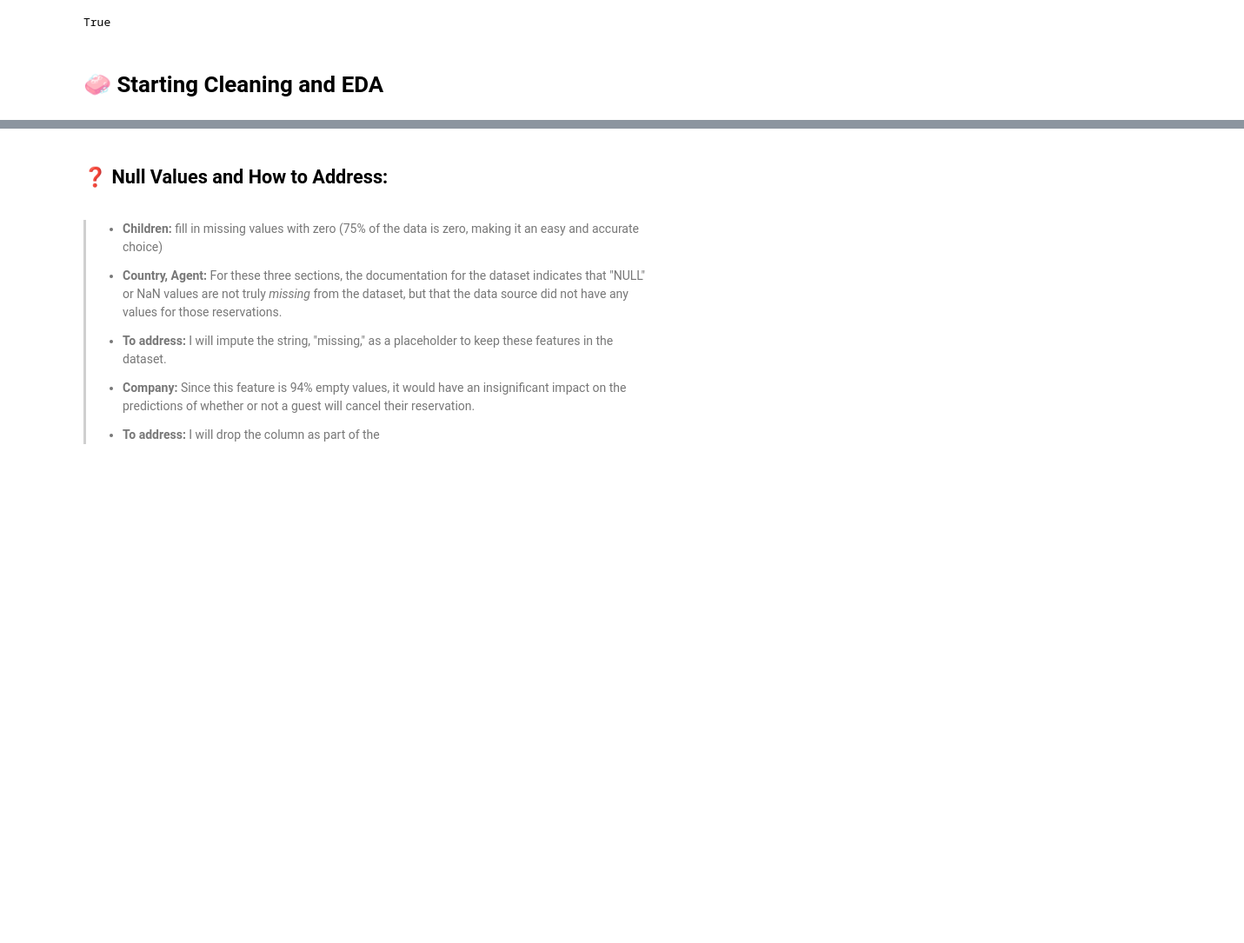
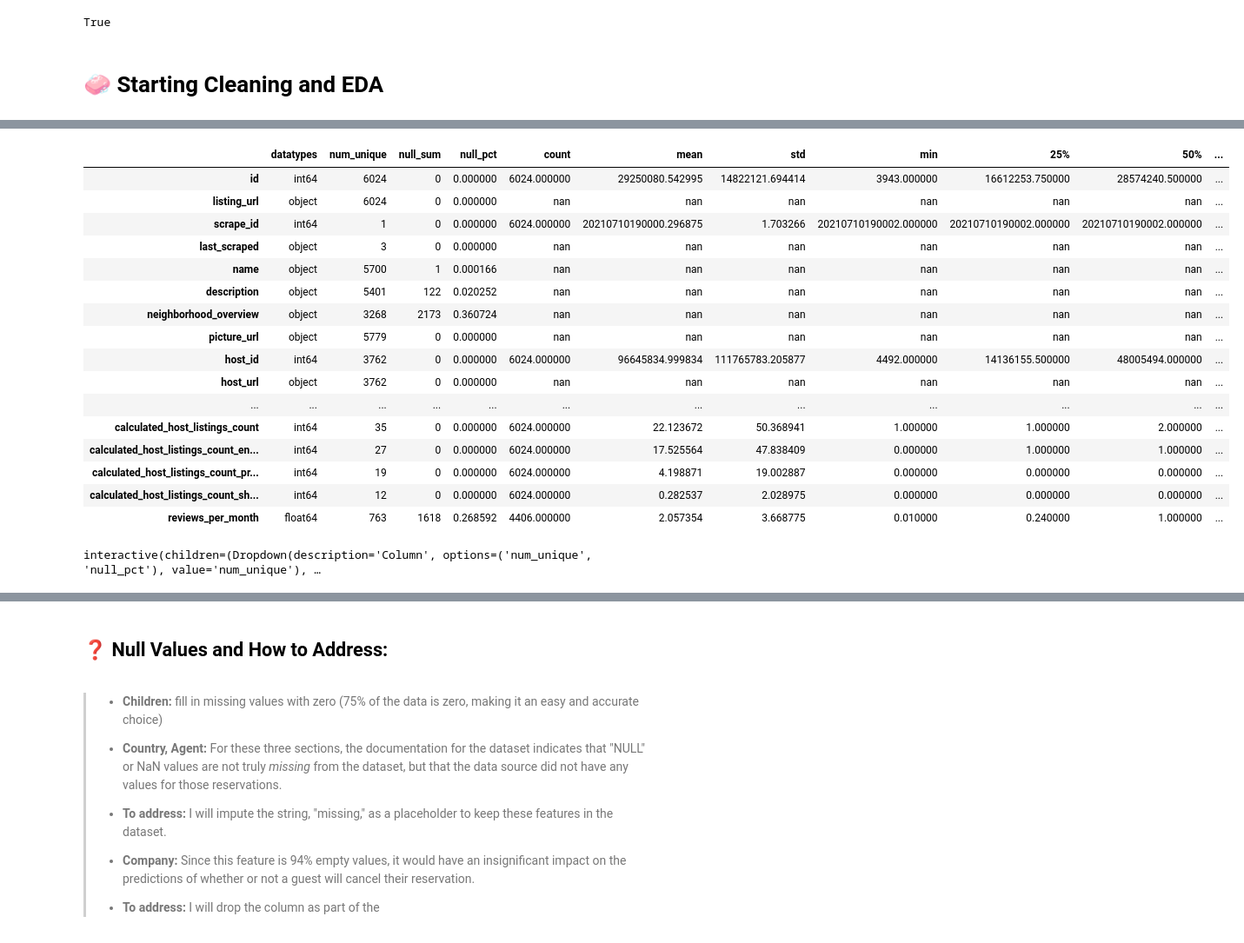
Before and after one commit to BenJMcCarty/Helping_Your_Hosts, a Jupyter notebook: Main.ipynb, the cells around one changed output, grey strips where cells are left out. Shown at 87% size. Saved outputs shown, nothing was run; the diff lists cells and outputs as text; code cells hidden in the pictures; blank space fills up the shorter version.

```diff
--- a/Main.ipynb
+++ b/Main.ipynb
@@ -168,0 +207,22 @@ hdf.report_df(X_train)
+# %%
+# df2.style.bar(subset=['A', 'B'], color='#d65f5f')
+
+report.style.bar(subset=['null_pct'], color='#d65f5f')#, vmin=0, vmax=1)
+# %% [output]
+|  | datatypes | num_unique | null_sum | null_pct | count | mean | std | min | 25% | 50% | ... |
+| id | int64 | 6024 | 0 | 0.000000 | 6024.000000 | 29250080.542995 | 14822121.694414 | 3943.000000 | 16612253.750000 | 28574240.500000 | ... |
+| listing_url | object | 6024 | 0 | 0.000000 | nan | nan | nan | nan | nan | nan | ... |
+| scrape_id | int64 | 1 | 0 | 0.000000 | 6024.000000 | 20210710190000.296875 | 1.703266 | 20210710190002.000000 | 20210710190002.000000 | 20210710190002.000000 | ... |
+| last_scraped | object | 3 | 0 | 0.000000 | nan | nan | nan | nan | nan | nan | ... |
+| name | object | 5700 | 1 | 0.000166 | nan | nan | nan | nan | nan | nan | ... |
+| description | object | 5401 | 122 | 0.020252 | nan | nan | nan | nan | nan | nan | ... |
+| neighborhood_overview | object | 3268 | 2173 | 0.360724 | nan | nan | nan | nan | nan | nan | ... |
+| picture_url | object | 5779 | 0 | 0.000000 | nan | nan | nan | nan | nan | nan | ... |
+| host_id | int64 | 3762 | 0 | 0.000000 | 6024.000000 | 96645834.999834 | 111765783.205877 | 4492.000000 | 14136155.500000 | 48005494.000000 | ... |
+| host_url | object | 3762 | 0 | 0.000000 | nan | nan | nan | nan | nan | nan | ... |
+| ... | ... | ... | ... | ... | ... | ... | ... | ... | ... | ... | ... |
+| calculated_host_listings_count | int64 | 35 | 0 | 0.000000 | 6024.000000 | 22.123672 | 50.368941 | 1.000000 | 1.000000 | 2.000000 | ... |
+| calculated_host_listings_count_en... | int64 | 27 | 0 | 0.000000 | 6024.000000 | 17.525564 | 47.838409 | 0.000000 | 1.000000 | 1.000000 | ... |
+| calculated_host_listings_count_pr... | int64 | 19 | 0 | 0.000000 | 6024.000000 | 4.198871 | 19.002887 | 0.000000 | 0.000000 | 0.000000 | ... |
+| calculated_host_listings_count_sh... | int64 | 12 | 0 | 0.000000 | 6024.000000 | 0.282537 | 2.028975 | 0.000000 | 0.000000 | 0.000000 | ... |
+| reviews_per_month | float64 | 763 | 1618 | 0.268592 | 4406.000000 | 2.057354 | 3.668775 | 0.010000 | 0.240000 | 1.000000 | ... |
@@ -168,0 +231,6 @@ hdf.report_df(X_train)
+# %%
+@interact
+def sort_report(Column=['num_unique', 'null_pct'], ascending = False):
+    display(report.sort_values(Column, ascending=ascending).style.bar(subset=[Column], color='#d65f5f'))
+# %% [output]
+interactive(children=(Dropdown(description='Column', options=('num_unique', 'null_pct'), value='num_unique'), …
```
Also changed, not shown: parts of 18 cells of this notebook, 1 other file.
